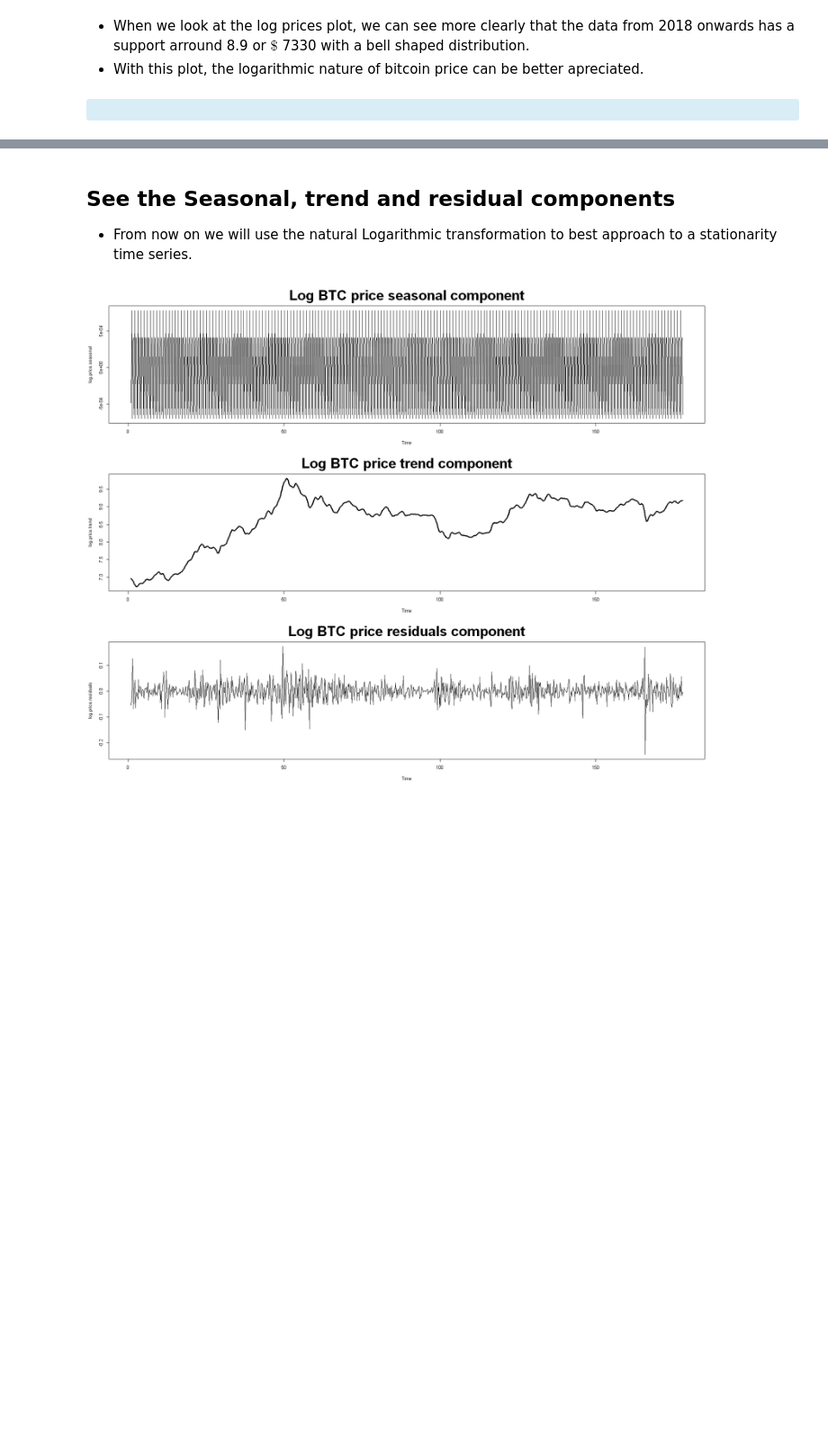
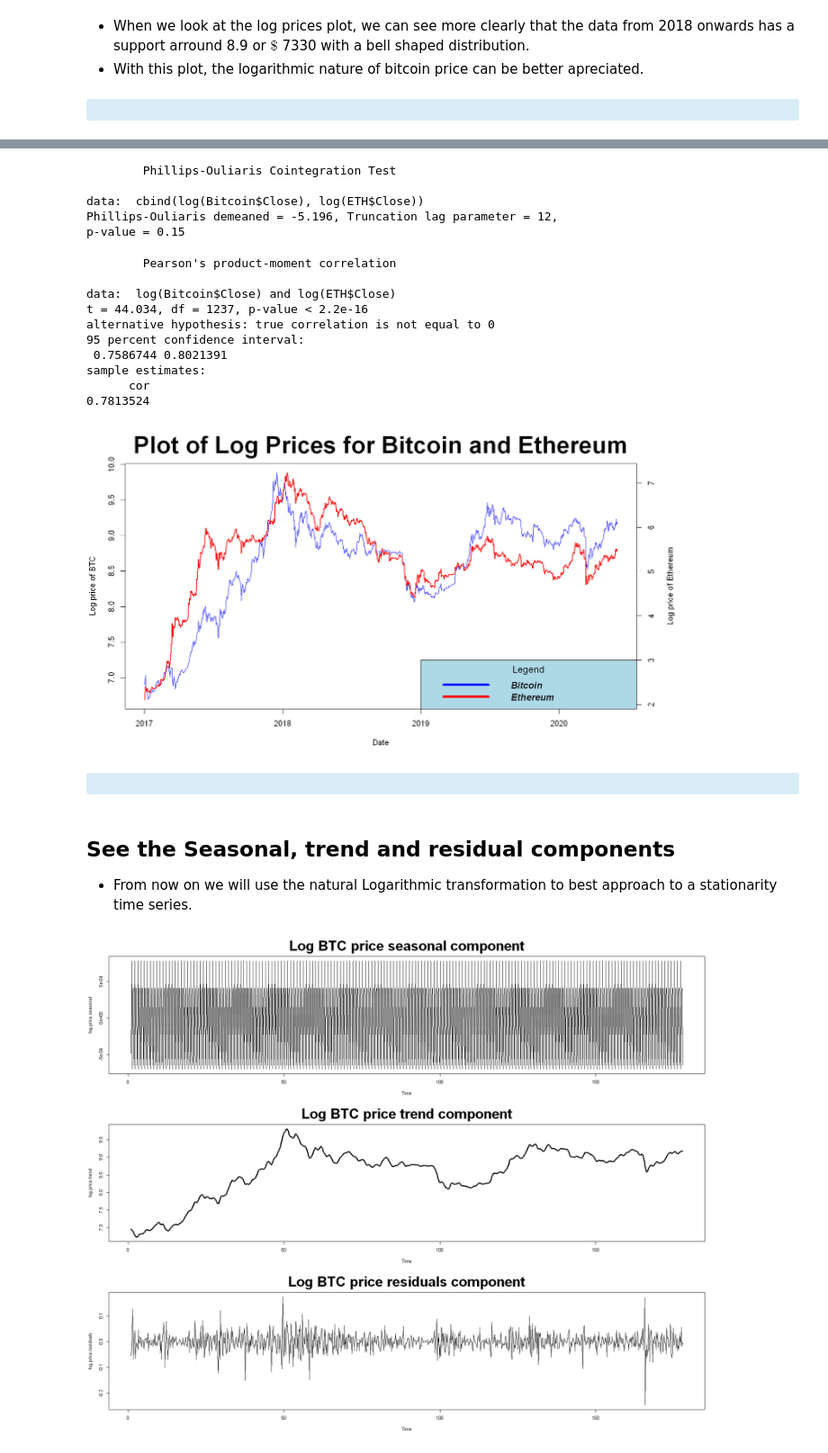
Before and after one commit to jordisc97/TimeSeries_FinalProject, a Jupyter notebook: Final Project TS Jordi SoléCasaramona.ipynb, the cells around one changed output, grey strips where cells are left out. Shown: that part at 90% size. Drawn from its saved outputs; the diff is of its cells as text; code cells hidden in the pictures; blank space fills up the shorter version.

```diff
--- a/Final Project TS Jordi SoléCasaramona.ipynb
+++ b/Final Project TS Jordi SoléCasaramona.ipynb
@@ -170,3 +220,49 @@ barplot(xhist$counts, space = 0, horiz=TRUE, xlab= "Counts", ylab="Bins", col="c
+# %%
+ETH <- read.table('Coinbase_ETHUSD_d.csv', sep=',', header = T)
+ETH <- ETH[(as.Date(ETH$Date)>= "2017-01-01"),]
+
+options(repr.plot.width=15,repr.plot.height=7)
+
+### LINEPLOT OF BITCOIN LOG PRICE
+par(fig=c(0,0.8,0,1), new=TRUE)
+plot(x = as.Date(Bitcoin$Date), y = log(Bitcoin$Close), type="l",
+     main=paste("Plot of Log Prices for Bitcoin and Ethereum"),
+     cex.main = 3, col="blue", xlab= "Date", ylab="Log price of BTC")
+par(new = TRUE)
+# lines(x = as.Date(OEX$Date), y = log(OEX$Close), col="orange", lwd=4)
+plot(as.Date(ETH$Date), log(ETH$Close), type = "l", axes = FALSE, xlab = "",
+     ylab = "",  col="red", lwd=2)
+axis(side=4, at = pretty(range(log(ETH$Close))))
+mtext("Log price of Ethereum", side=4, line=3)
+
+
+legend("bottomright", legend=c("Bitcoin", "Ethereum"),
+       col=c("blue","red"), lwd=5, cex=1.2,
+       title="Legend", text.font=4, bg='lightblue')
+
+po.test(cbind(log(Bitcoin$Close),log(ETH$Close))) # Phillips-Ouliaris test
+cor.test(log(Bitcoin$Close), log(ETH$Close), method=c("pearson"))
+# %% [output]
+        Phillips-Ouliaris Cointegration Test
+
+data:  cbind(log(Bitcoin$Close), log(ETH$Close))
+Phillips-Ouliaris demeaned = -5.196, Truncation lag parameter = 12,
+p-value = 0.15
+        Pearson's product-moment correlation
+
+data:  log(Bitcoin$Close) and log(ETH$Close)
+t = 44.034, df = 1237, p-value < 2.2e-16
+alternative hypothesis: true correlation is not equal to 0
+95 percent confidence interval:
+ 0.7586744 0.8021391
+sample estimates:
+      cor
+0.7813524
+[figure, added]
+# %% [markdown]
+<div class="alert alert-block alert-info">
+<b> </b>
+</div>
 # %% [markdown]
 ## See the Seasonal, trend and residual components
 + From now on we will use the natural Logarithmic transformation to best approach to a stationarity time series.
```
Also changed, not shown: parts of 8 cells of this notebook.
